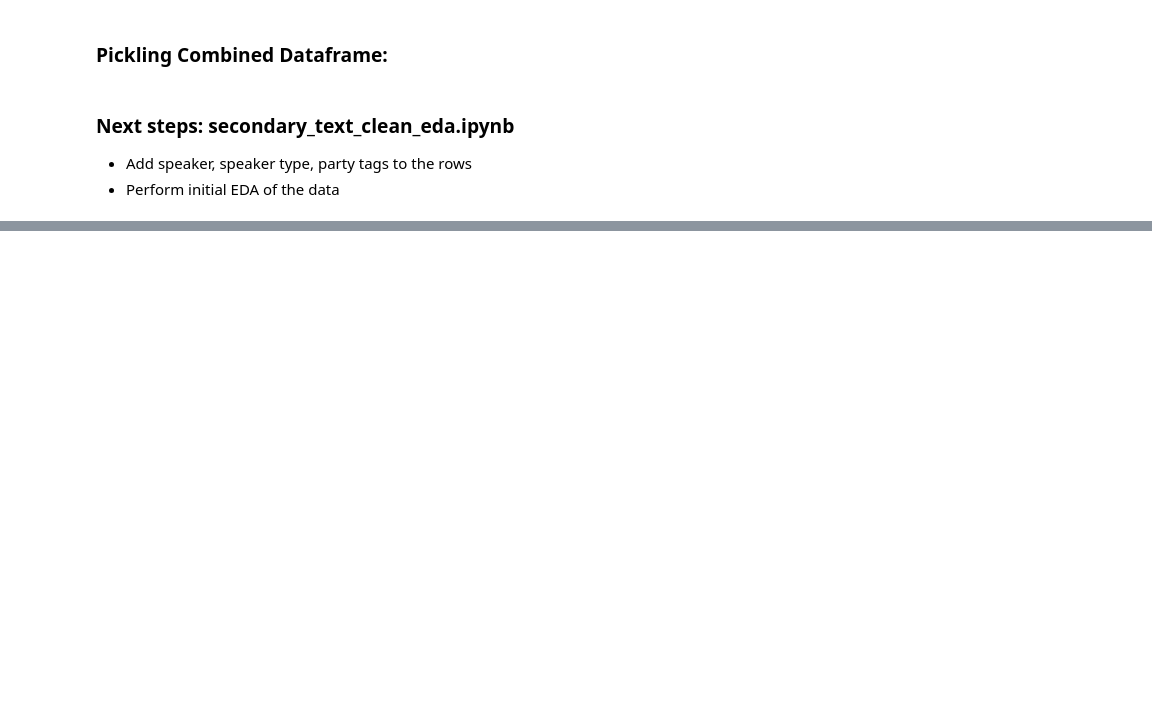
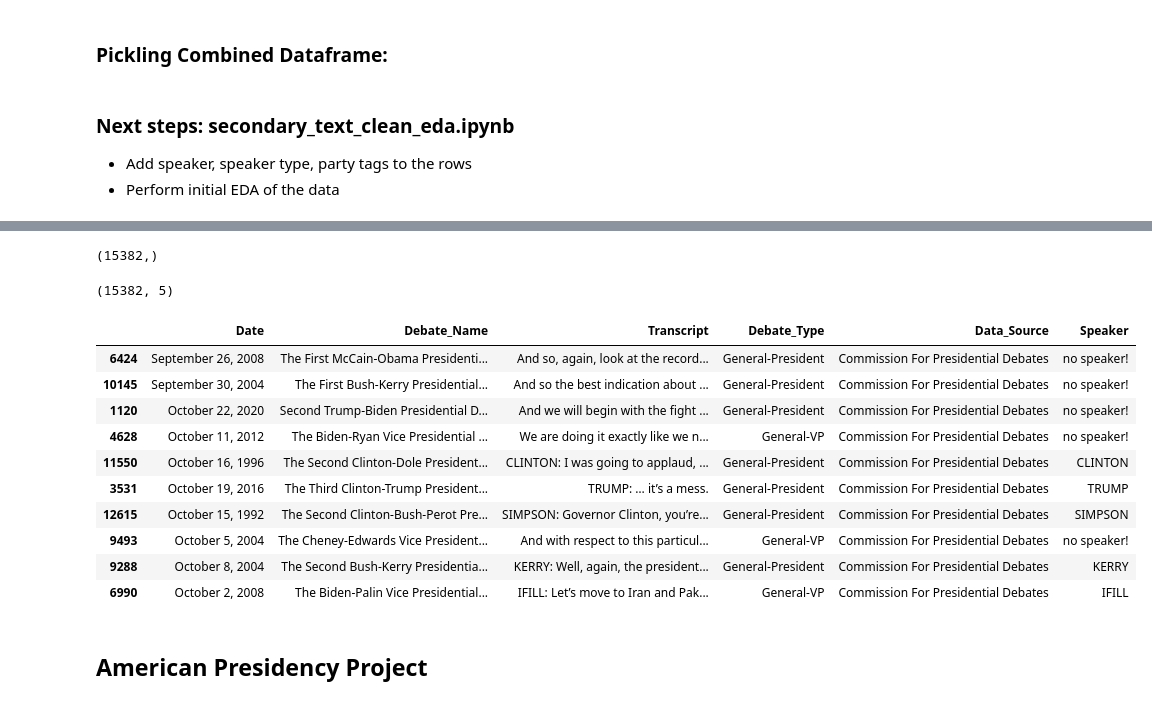
Before and after one commit to pbovard63/Presidential_Debate_Analysis, a Jupyter notebook: text_cleaning.ipynb, the cells around one changed output, grey strips where cells are left out. Drawn from its saved outputs; the diff is of its cells as text; code cells hidden in the pictures; blank space fills up the shorter version.

```diff
--- a/text_cleaning.ipynb
+++ b/text_cleaning.ipynb
@@ -608,0 +647,32 @@ with open('combined_transcript_df.pickle', 'wb') as to_write:
+# %%
+speaker_df = pd.Series(cpd_speakers)
+# %%
+explode_df = speaker_df.explode()
+explode_df.reset_index(drop=True, inplace=True)
+# %%
+explode_df.shape
+# %% [output]
+(15382,)
+# %%
+cpd_speaker_df_full.reset_index(drop=True, inplace=True)
+cpd_speaker_df_full.shape
+# %% [output]
+(15382, 5)
+# %%
+cpd_speaker_df_full['Speaker'] = explode_df
+# %%
+cpd_speaker_df_full.sample(10)
+# %% [output]
+|  | Date | Debate_Name | Transcript | Debate_Type | Data_Source | Speaker |
+| 6424 | September 26, 2008 | The First McCain-Obama Presidenti... | And so, again, look at the record... | General-President | Commission For Presidential Debates | no speaker! |
+| 10145 | September 30, 2004 | The First Bush-Kerry Presidential... | And so the best indication about ... | General-President | Commission For Presidential Debates | no speaker! |
+| 1120 | October 22, 2020 | Second Trump-Biden Presidential D... | And we will begin with the fight ... | General-President | Commission For Presidential Debates | no speaker! |
+| 4628 | October 11, 2012 | The Biden-Ryan Vice Presidential ... | We are doing it exactly like we n... | General-VP | Commission For Presidential Debates | no speaker! |
+| 11550 | October 16, 1996 | The Second Clinton-Dole President... | CLINTON: I was going to applaud, ... | General-President | Commission For Presidential Debates | CLINTON |
+| 3531 | October 19, 2016 | The Third Clinton-Trump President... | TRUMP: … it’s a mess. | General-President | Commission For Presidential Debates | TRUMP |
+| 12615 | October 15, 1992 | The Second Clinton-Bush-Perot Pre... | SIMPSON: Governor Clinton, you’re... | General-President | Commission For Presidential Debates | SIMPSON |
+| 9493 | October 5, 2004 | The Cheney-Edwards Vice President... | And with respect to this particul... | General-VP | Commission For Presidential Debates | no speaker! |
+| 9288 | October 8, 2004 | The Second Bush-Kerry Presidentia... | KERRY: Well, again, the president... | General-President | Commission For Presidential Debates | KERRY |
+| 6990 | October 2, 2008 | The Biden-Palin Vice Presidential... | IFILL: Let’s move to Iran and Pak... | General-VP | Commission For Presidential Debates | IFILL |
+# %% [markdown]
+## American Presidency Project
```
Also changed, not shown: parts of 40 cells of this notebook, 8 other files.
